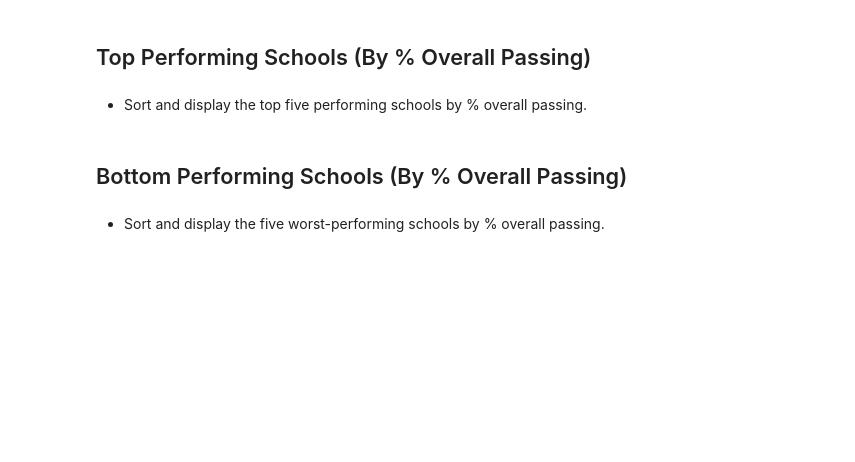
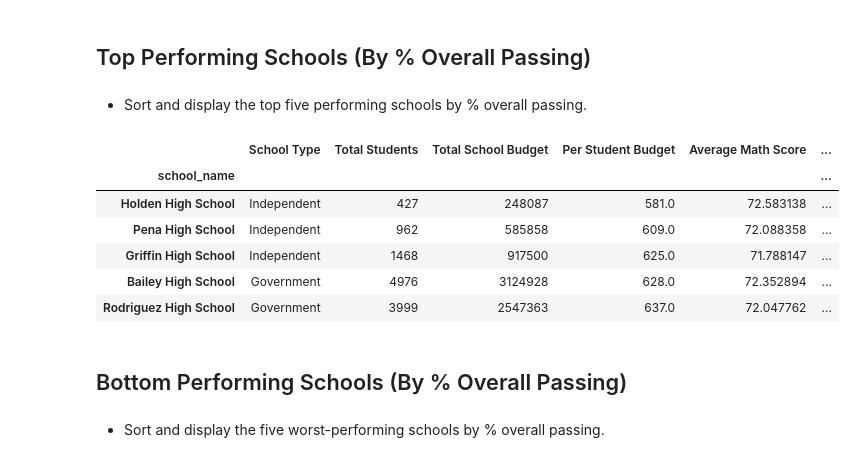
Before and after one commit to nickjaycarr88/pandas_challenge, a Jupyter notebook: PyCitySchools_starter_trial.ipynb, the cells around one changed output. Saved outputs shown, nothing was run; the diff lists cells and outputs as text; code cells hidden in the pictures; blank space fills up the shorter version.

```diff
--- a/PyCitySchools_starter_trial.ipynb
+++ b/PyCitySchools_starter_trial.ipynb
@@ -386,6 +168,18 @@ NameError: name 'school_type' is not defined
 ## Top Performing Schools (By % Overall Passing)
 # %% [markdown]
 * Sort and display the top five performing schools by % overall passing.
+# %%
+# Sort and display the top five schools in overall passing rate
+top_performing_schools = displayed_school_summary.sort_values(by='% Overall Passing Rate',ascending=False)
+top_performing_schools.head()
+# %% [output]
+|  | School Type | Total Students | Total School Budget | Per Student Budget | Average Math Score | ... |
+| school_name |  |  |  |  |  | ... |
+| Holden High School | Independent | 427 | 248087 | 581.0 | 72.583138 | ... |
+| Pena High School | Independent | 962 | 585858 | 609.0 | 72.088358 | ... |
+| Griffin High School | Independent | 1468 | 917500 | 625.0 | 71.788147 | ... |
+| Bailey High School | Government | 4976 | 3124928 | 628.0 | 72.352894 | ... |
+| Rodriguez High School | Government | 3999 | 2547363 | 637.0 | 72.047762 | ... |
 # %% [markdown]
 ## Bottom Performing Schools (By % Overall Passing)
 # %% [markdown]
```
Also changed, not shown: parts of 70 cells of this notebook, 2 other files.
